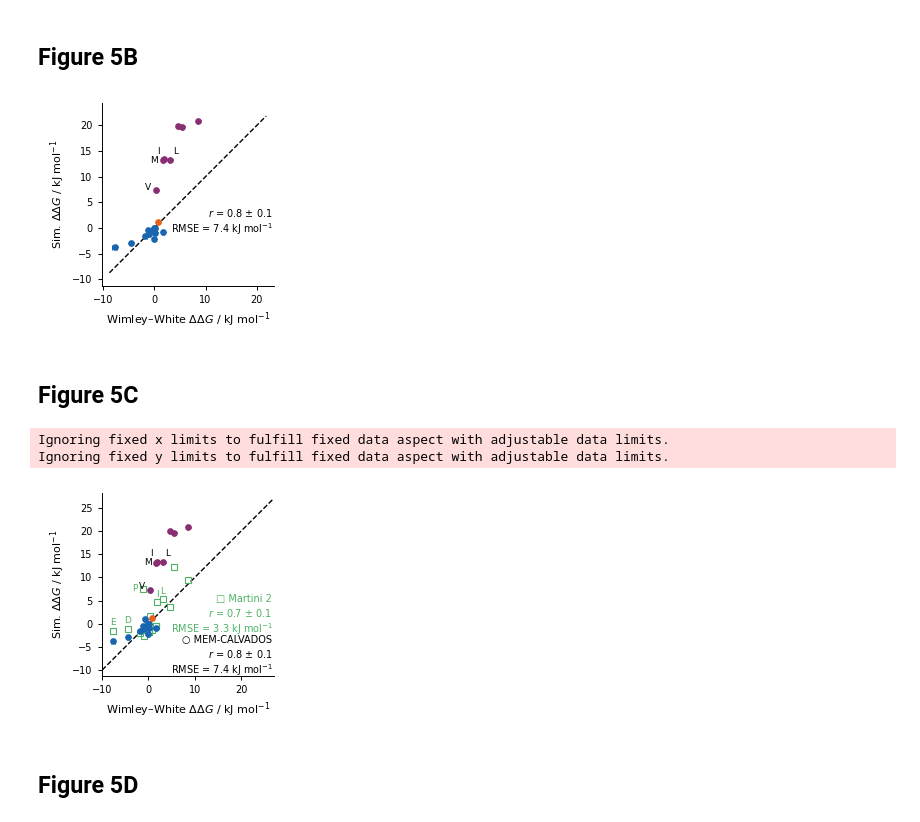
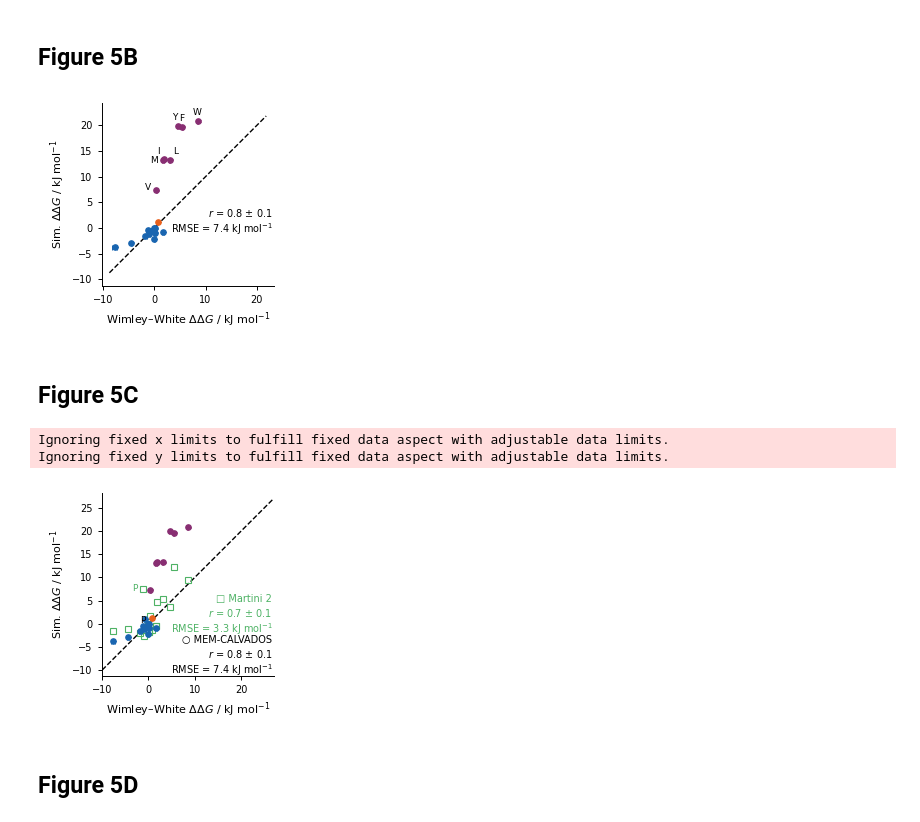
Before and after one commit to gitesei/_2026_MEM-CALVADOS, a Jupyter notebook: WLXLL.ipynb, the cells around one changed output. Saved outputs shown, nothing was run; the diff lists cells and outputs as text; code cells hidden in the pictures.

```diff
--- a/WLXLL.ipynb
+++ b/WLXLL.ipynb
@@ -16,8 +17,4 @@ import mdtraj as md
 from block_tools import blocking
-# %%
-def autoblock(x: np.ndarray) -> float:
-    result = block_tools.blocking(np.asarray(x, dtype=float))
-    return float(result[0, 1])
 # %%
 plt.rcParams.update({
     "font.size": 8, "axes.labelsize": 8, "axes.titlesize": 8, "xtick.labelsize": 7, "ytick.labelsize": 7,
@@ -54,9 +51,8 @@ rnb_cmap_cont = LinearSegmentedColormap.from_list(
 )
 # %%
 def autoblock(x: np.ndarray) -> float:
-    block = BlockAnalysis(np.asarray(x, dtype=float))
-    block.SEM()
-    return float(block.sem)
+    result = block_tools.blocking(np.asarray(x, dtype=float))
+    return float(result[0, 1])
 
 def pearsonr_bootstrapped(x: np.ndarray, y: np.ndarray, n_bootstraps: int = 10000, seed: int = 42) -> tuple[float, float]:
     """Calculates Pearson r and its bootstrapped standard error."""
@@ -687,8 +698,8 @@ aas = [a for a in aa_list if a in df_plot.index]
 x, y = df_plot.loc[aas, "ww_ddg"], df_plot.loc[aas, "sim_ddg"]
 xerr, yerr = df_plot.loc[aas, "ww_err"], df_plot.loc[aas, "sim_err"]
 
-label_aas = {"V", "I", "L", "M"}
-label_offsets = {"V": (-6, 2), "I": (-4, 6), "L": (4, 6), "M": (-6, 0)}
+label_aas = {"V", "I", "L", "M", "F", "W", "Y"}
+label_offsets = {"V": (-6, 2), "I": (-4, 6), "L": (4, 6), "M": (-6, 0), "F": (0, 6), "W": (0, 6), "Y": (-2.5, 6)}
 
 for aa in aas:
     c = aa_color(aa)
@@ -715,7 +726,7 @@ ax.spines["right"].set_visible(False)
 plt.tight_layout()
 plt.show()
 # %% [output]
-[figure, old version]
+[figure, new version]
 # %% [markdown]
 ## Figure 5C
 # %%
@@ -731,7 +742,7 @@ y = df_plot.loc[aas, "sim_dg"] - df_plot.loc[ref_aa, "sim_dg"]
 xerr = np.sqrt(df_plot.loc[aas, "ww_err"]**2 + df_plot.loc[ref_aa, "ww_err"]**2)
 yerr = df_plot.loc[aas, "sim_err"]
 
-label_aas = {"V", "I", "L", "M"}
+label_aas = {"P"}
 label_offsets = {"V": (-6, 2), "I": (-4, 6), "L": (4, 6), "M": (-6, 0)}
 
 for aa in aas:
@@ -748,7 +759,7 @@ martini_ddg = martini_ddg.reindex(aa_list).dropna()
 ox = df_plot.loc[martini_ddg.index, "ww_dg"] - df_plot.loc[ref_aa, "ww_dg"]
 oy = martini_ddg - martini_ddg.loc[ref_aa]
 o_color = rnb_colors["green1"]
-o_label_aas = {"L", "I", "P", "E", "D"}
+o_label_aas = {"P"}
 o_offsets = {"L": (0, 6), "I": (0, 6), "P": (-6, 0), "E": (0, 6), "D": (0, 6)}
 
 for aa in martini_ddg.index:
@@ -763,34 +774,34 @@ ax.plot(lin, lin, "k--", lw=1.0, zorder=1)
 ax.set_xlim(-10, 27)
 ax.set_ylim(-10, 27)
 ax.set_aspect("equal", adjustable="datalim")
 
 pr, pr_err, rmse = compute_statistics(x.values, y.values)
 pr_o, pr_err_o, rmse_o = compute_statistics(ox.values, oy.values)
 
 text_entries = [
     ("\u25a1 Martini 2", o_color),
     (f"$r$ = {pr_o:.1f} ± {pr_err_o:.1f}", o_color),
     (f"RMSE = {rmse_o:.1f} kJ mol$^{{-1}}$", o_color),
     ("\u25cb MEM-CALVADOS", "black"),
     (f"$r$ = {pr:.1f} ± {pr_err:.1f}", "black"),
     (f"RMSE = {rmse:.1f} kJ mol$^{{-1}}$", "black")
 ]
 
 x_pos, y_pos, line_height = 0.99, 0.45, 0.075
 for i, (line_str, color) in enumerate(text_entries):
     ax.text(x_pos, y_pos - i * line_height, line_str, transform=ax.transAxes, ha="right", va="top", fontsize=7, color=color)
 
 ax.set_xlabel(r"Wimley–White $\Delta\Delta G$ / kJ mol$^{-1}$")
 ax.set_ylabel(r"Sim. $\Delta\Delta G$ / kJ mol$^{-1}$")
 ax.spines["top"].set_visible(False)
 ax.spines["right"].set_visible(False)
 
 plt.tight_layout()
 plt.show()
 # %% [output]
 Ignoring fixed x limits to fulfill fixed data aspect with adjustable data limits.
 Ignoring fixed y limits to fulfill fixed data aspect with adjustable data limits.
-[figure, old version]
+[figure, new version]
 # %% [markdown]
 ## Figure 5D
 # %%
```
Also changed, not shown: parts of 6 cells of this notebook.
